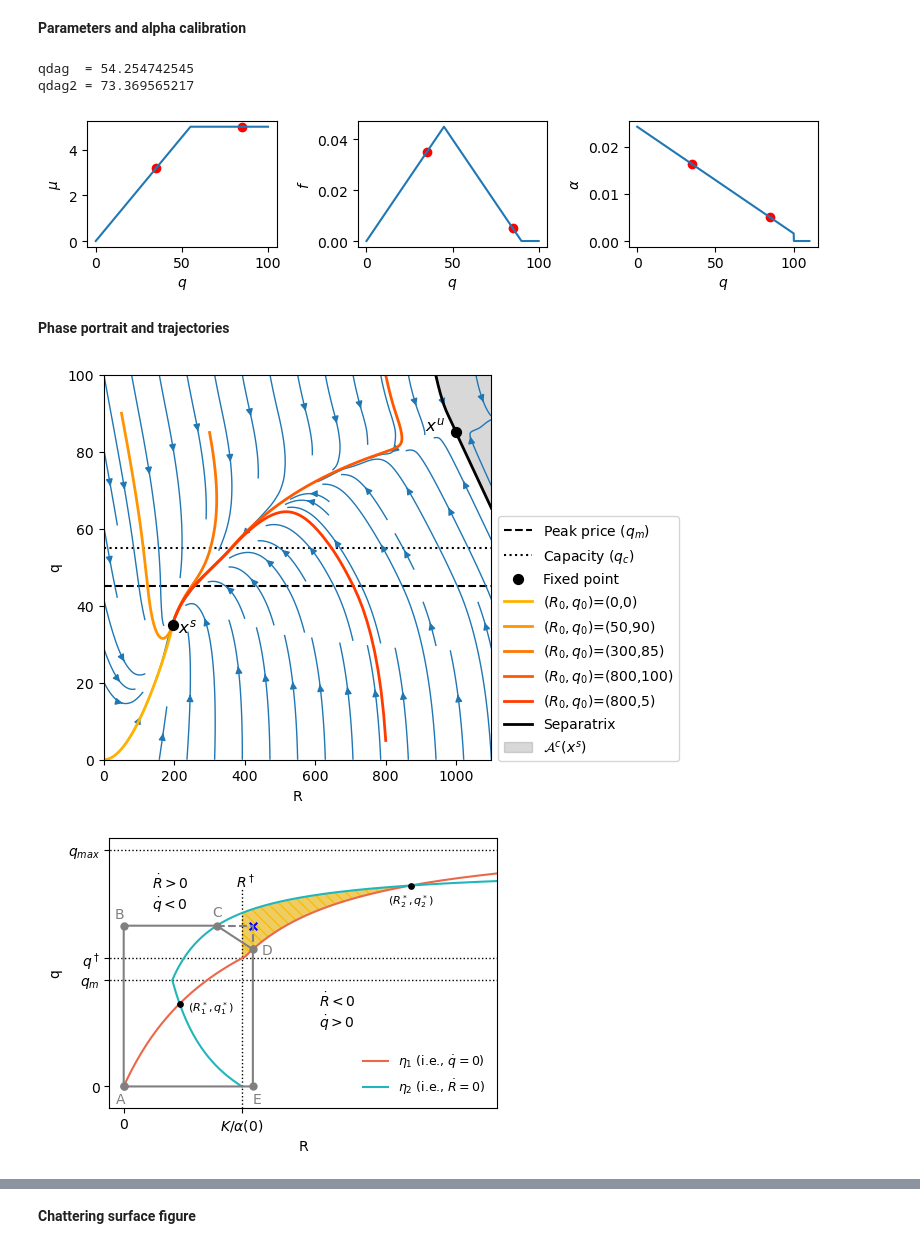
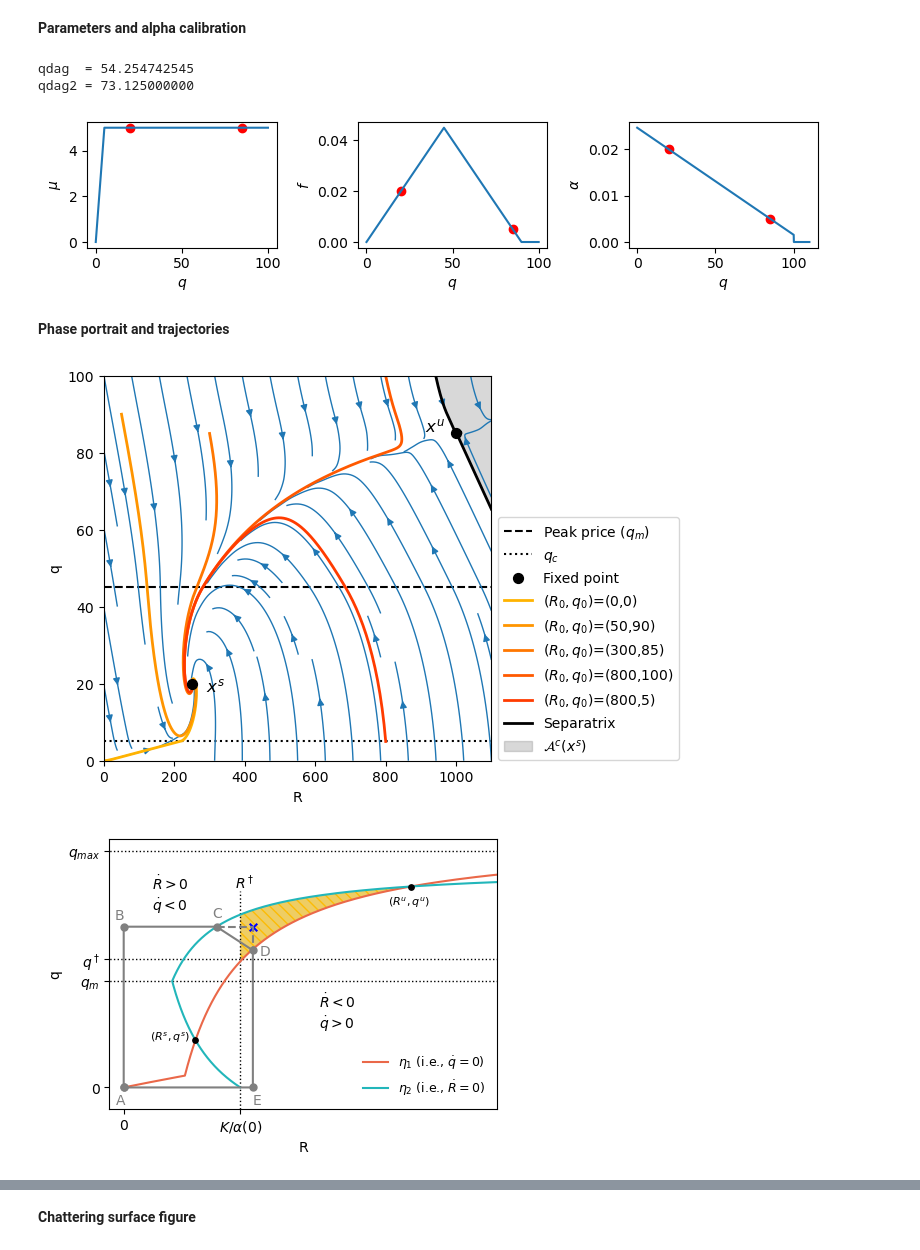
Before and after one commit to h0mayoun/access-pricing, a Jupyter notebook: 2DModel.ipynb, the cells around one changed output, grey strips where cells are left out. Drawn from its saved outputs; the diff is of its cells as text; code cells hidden in the pictures.

```diff
--- a/2DModel.ipynb
+++ b/2DModel.ipynb
@@ -42,10 +42,10 @@ def dX_dt(X, t, q_c, q_max, mu_max, q_m, beta, a_slope, a_intcp):
 from scipy.optimize import brentq
 
 q_m = 45
-q1, q2 = 35, 85
+q1, q2 = 20, 85
 K_R = 10
 mu_max = 5
-q_c, q_max = 55, 100
+q_c, q_max = 5, 100
 beta = 0.001
 
 if q2 >= 2 * q_m:
@@ -93,7 +93,7 @@ mu_qh_h    = mu1(qs_hatch_h, q_c, q_max, mu_max)
 eta2_h     = [max(Rdag, i) for i in K_R / (alpha_qh_h + f_qh_h)]
 # %% [output]
 qdag  = 54.254742545
-qdag2 = 73.369565217
+qdag2 = 73.125000000
 # %%
 fig, axes = plt.subplots(1, 3, figsize=(8, 2))
 
@@ -113,7 +113,7 @@ axes[2].set_xlabel(r'$q$'); axes[2].set_ylabel(r'$\alpha$')
 plt.tight_layout()
 plt.show()
 # %% [output]
-[figure, old version]
+[figure, new version]
 # %% [markdown]
 **Phase portrait and trajectories**
 # %%
@@ -131,43 +131,43 @@ DR /= M; DQ /= M
 
 traj_values = [[0, 0], [50, 90], [300, 85], [800, 99.9],
                [800, 5], [941.86, 99.99], [1100, 65.325]]
-t_traj = np.linspace(0, 400, 1000)
+t_traj = np.linspace(0, 165, 1000)
 vcolors = plt.cm.autumn_r(np.linspace(0.3, 1., len(traj_values)))
 vcolors[-1] = vcolors[-2] = [0, 0, 0, 1]
 
 strix1 = integrate.odeint(dX_dt, traj_values[-2], t_traj,
                           args=(q_c, q_max, mu_max, q_m, beta, alpha_slope, alpha_intcp))
 strix2 = integrate.odeint(dX_dt, traj_values[-1], t_traj,
                           args=(q_c, q_max, mu_max, q_m, beta, alpha_slope, alpha_intcp))
 strixX_pp = np.concatenate((strix1[:, 0], strix2[:, 0][::-1]))
 strixY_pp = np.concatenate((strix1[:, 1], strix2[:, 1][::-1]))
 
 plt.figure(figsize=(5, 5))
 plt.plot([0, rmax], [q_m, q_m], 'k--', label=r'Peak price ($q_m$)')
-plt.plot([0, rmax], [q_c, q_c], 'k:',  label=r'Capacity ($q_c$)')
+plt.plot([0, rmax], [q_c, q_c], 'k:',  label=r'$q_c$')
 plt.streamplot(Rs, Qs, DR, DQ, density=[0.5, 5], linewidth=1)
 plt.scatter([(K_R-mu_star1)/p1, (K_R-mu_star2)/p2], [q1, q2],
             c='k', marker='o', s=50, zorder=3, label='Fixed point')
 
 for v, col in zip(traj_values, vcolors):
     X = integrate.odeint(dX_dt, v, t_traj,
                          args=(q_c, q_max, mu_max, q_m, beta, alpha_slope, alpha_intcp))
     lbl = (r'$(R_0,q_0)$=(%.f,%.f)' % (v[0], v[1]) if v[0] < 940
            else ('Separatrix' if v[0] < 1100 else ''))
     plt.plot(X[:, 0], X[:, 1], lw=2, color=col, label=lbl)
 
 plt.fill_between(strixX_pp, strixY_pp, 100 * np.ones(strixY_pp.shape),
                  color='gray', alpha=0.3, label=r'$\mathcal{A}^c(x^s)$')
 
-plt.text(210, 33, '$x^s$', fontsize=12, fontweight='bold')
+plt.text(290, 18, '$x^s$', fontsize=12, fontweight='bold')
 plt.text(912, 85.5, '$x^u$', fontsize=12, fontweight='bold')
 plt.xlabel('R'); plt.ylabel('q')
 plt.xlim(0, rmax); plt.ylim(0, qmax_pp)
 plt.legend(bbox_to_anchor=(1, 0.65))
 plt.savefig('figures/phaseplane2D.pdf', format='pdf', bbox_inches='tight', pad_inches=0)
 plt.show()
 # %% [output]
-[figure, old version]
+[figure, new version]
 # %%
 mpl.rcParams.update({'pdf.fonttype': 42, 'ps.fonttype': 42, 'text.usetex': False})
 
@@ -202,8 +202,8 @@ plt.text(680, 25, '$\\dot{R}<0$\n$\\dot{q}>0$')
 # Equilibria
 plt.scatter([(K_R - mu_star1) / p1], [q1], s=15, c='k', zorder=3)
 plt.scatter([mu_star2 / alpha_star2],  [q2], s=15, c='k', zorder=3)
-plt.text(225, 32, r'$(R_1^*, q_1^*)$', fontsize=8)
-plt.text(920, 77, r'$(R_2^*, q_2^*)$', fontsize=8)
+plt.text(90, 20, r'$(R^s, q^s)$', fontsize=8)
+plt.text(920, 77, r'$(R^u, q^u)$', fontsize=8)
 
 # Arbitrary trajectory
 plt.plot([0, 0, K_R/(alpha_q[340]+f_q[340]), arbR, arbR, 0],
@@ -226,7 +226,7 @@ plt.legend(fontsize=9, frameon=False)
 plt.savefig('figures/Fig2.pdf', format='pdf', bbox_inches='tight', pad_inches=0)
 plt.show()
 # %% [output]
-[figure, old version]
+[figure, new version]
 # %%
 with np.errstate(divide='ignore', invalid='ignore'):
     eta1       = np.where(alpha_q    > 0, mu_q    / alpha_q,       np.nan)
```
Also changed, not shown: parts of 2 cells of this notebook, 13 other files.
